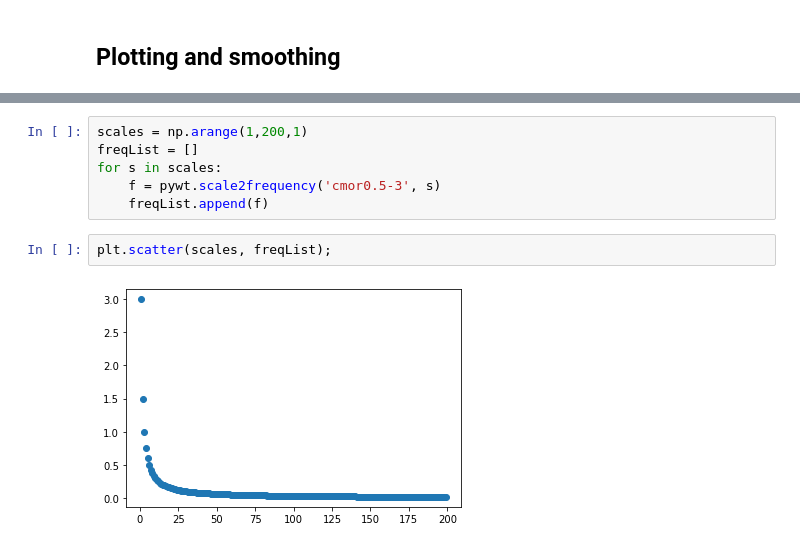
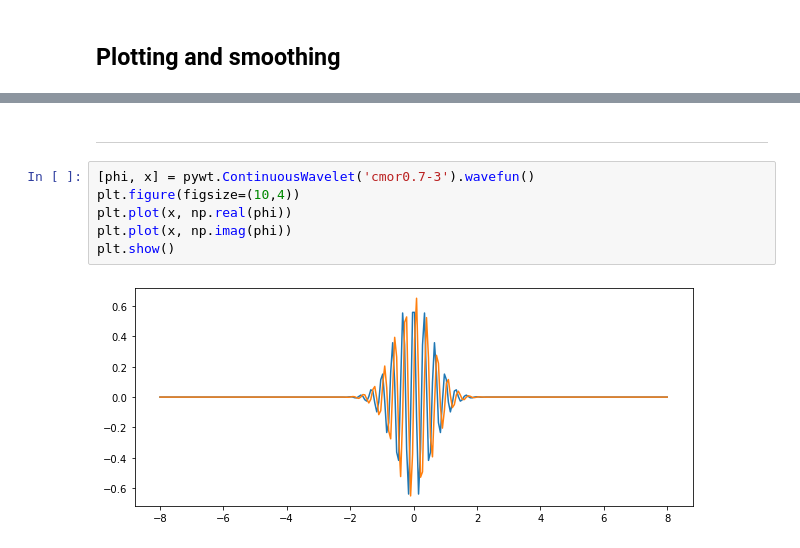
Before and after one commit to ArmandBester/waves, a Jupyter notebook: Wavelets_explore.ipynb, the cells around one changed output, grey strips where cells are left out. Saved outputs shown, nothing was run; the diff lists cells and outputs as text.

```diff
--- a/Wavelets_explore.ipynb
+++ b/Wavelets_explore.ipynb
@@ -118,10 +112,10 @@ axes = scg.plot_wav('cmor0.5-3', figsize=(12,4))
-# %%
-scales = np.arange(1,200,1)
-freqList = []
-for s in scales:
-    f = pywt.scale2frequency('cmor0.5-3', s)
-    freqList.append(f)
-# %%
-plt.scatter(scales, freqList);
-# %% [output]
-[figure, removed]
+# %% [markdown]
+---
+# %%
+[phi, x] = pywt.ContinuousWavelet('cmor0.7-3').wavefun()
+plt.figure(figsize=(10,4))
+plt.plot(x, np.real(phi))
+plt.plot(x, np.imag(phi))
+plt.show()
+# %% [output]
+[figure, added]
```
Also changed, not shown: parts of 5 cells of this notebook, 6 other files.
